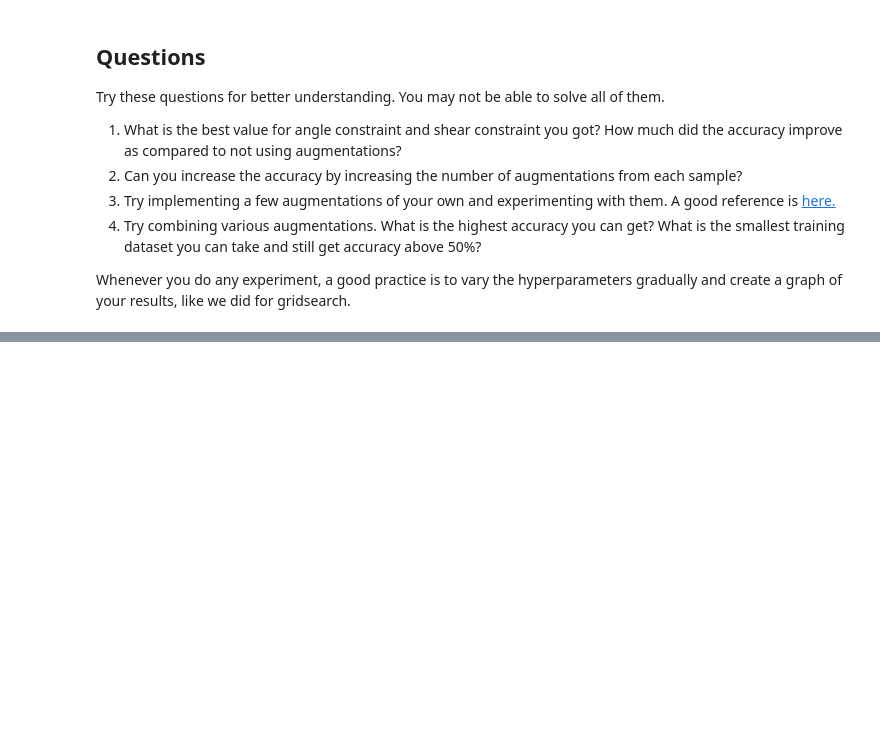
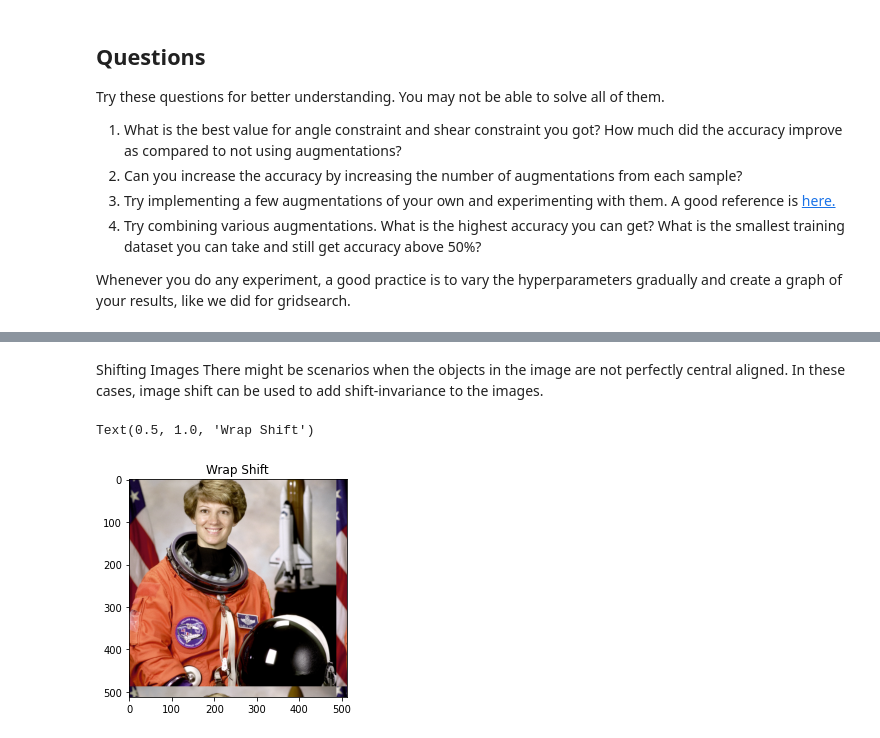
Before and after one commit to ksujith147/fmml2021, a Jupyter notebook: Lab3_Augmentation.ipynb, the cells around one changed output, grey strips where cells are left out. Saved outputs shown, nothing was run; the diff lists cells and outputs as text; code cells hidden in the pictures; blank space fills up the shorter version.

```diff
--- a/Lab3_Augmentation.ipynb
+++ b/Lab3_Augmentation.ipynb
@@ -313,0 +386,12 @@ Whenever you do any experiment, a good practice is to vary the hyperparameters g
+# %% [markdown]
+Shifting Images
+There might be scenarios when the objects in the image are not perfectly central aligned. In these cases, image shift can be used to add shift-invariance to the images.
+# %%
+#apply shift operation
+transform = AffineTransform(translation=(25,25))
+wrapShift = warp(image,transform,mode='wrap')
+plt.imshow(wrapShift)
+plt.title('Wrap Shift')
+# %% [output]
+Text(0.5, 1.0, 'Wrap Shift')
+[figure, added]
```
Also changed, not shown: parts of 39 cells of this notebook.
